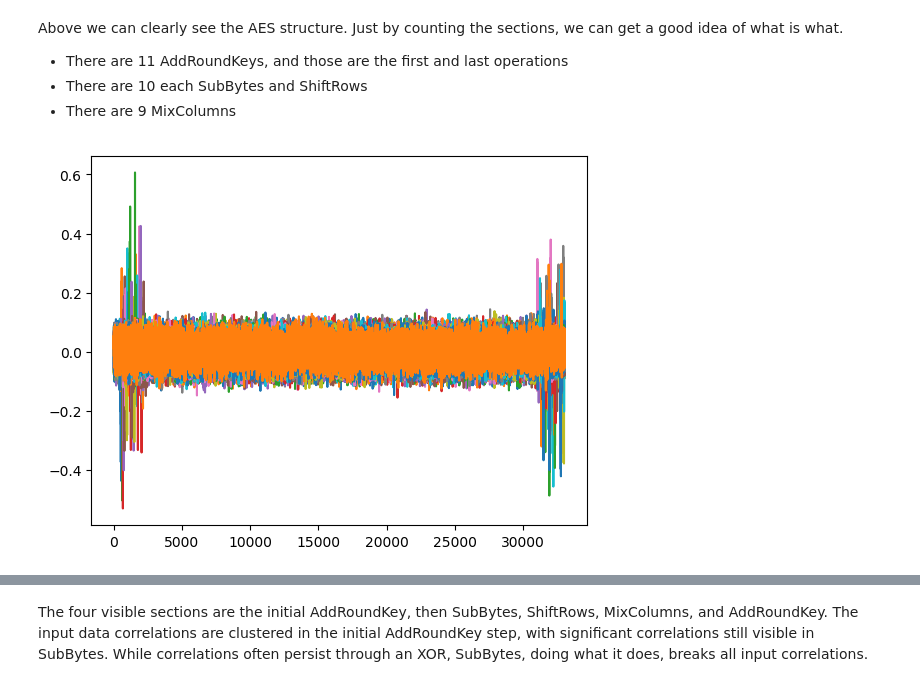
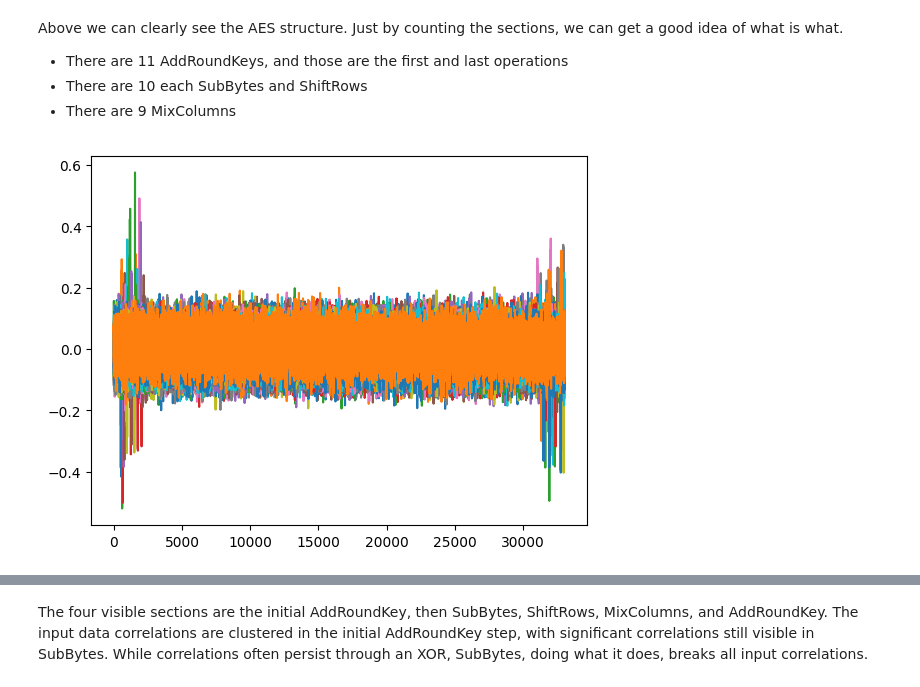
Before and after one commit to cloakware-ctf/rhme3-writeups, a Jupyter notebook: its_a_ko_magic/rhme3-itsakindofmagic.ipynb, the cells around one changed output, grey strips where cells are left out. Saved outputs shown, nothing was run; the diff lists cells and outputs as text; code cells hidden in the pictures.

```diff
--- a/its_a_ko_magic/rhme3-itsakindofmagic.ipynb
+++ b/its_a_ko_magic/rhme3-itsakindofmagic.ipynb
@@ -22,7 +20,7 @@ INFO: Recompiling stale cache file C:\Users\Lemur\.julia\lib\v0.6\Jlsca.ji for m
 Before we can mount any kind of attack, we need to understand what's happening. To do that, we need to visualize the data, and check out what we can see.
 # %%
 # load the traceset
-trs = InspectorTrace("IKMReboot + Preps.trs")
+trs = InspectorTrace("IKM-500 + Resampled (sync) + StaticAlign + Trim.trs")
 # %% [output]
 [x] Skipping unknown tag 70 with length 5
 [x] Skipping unknown tag 73 with length 1
@@ -48,10 +46,10 @@ Above we can clearly see the AES structure. Just by counting the sections, we ca
 * There are 9 MixColumns
 # %%
 # Plot data correlations
-((data,samples),eof) = readTraces(trs, 1:1000)
-plot(cor(samples[1:1000,1:33050], data[:,1:32]))
+((data,samples),eof) = readTraces(trs, 1:500)
+plot(cor(samples[1:end,1:end], data[:,1:32]))
 ;
 # %% [output]
-[figure, old version]
+[figure, new version]
 # %%
 # Plot up to the end of the first round, and the input data correlations
```
Also changed, not shown: parts of 6 cells of this notebook, 3 other files.
